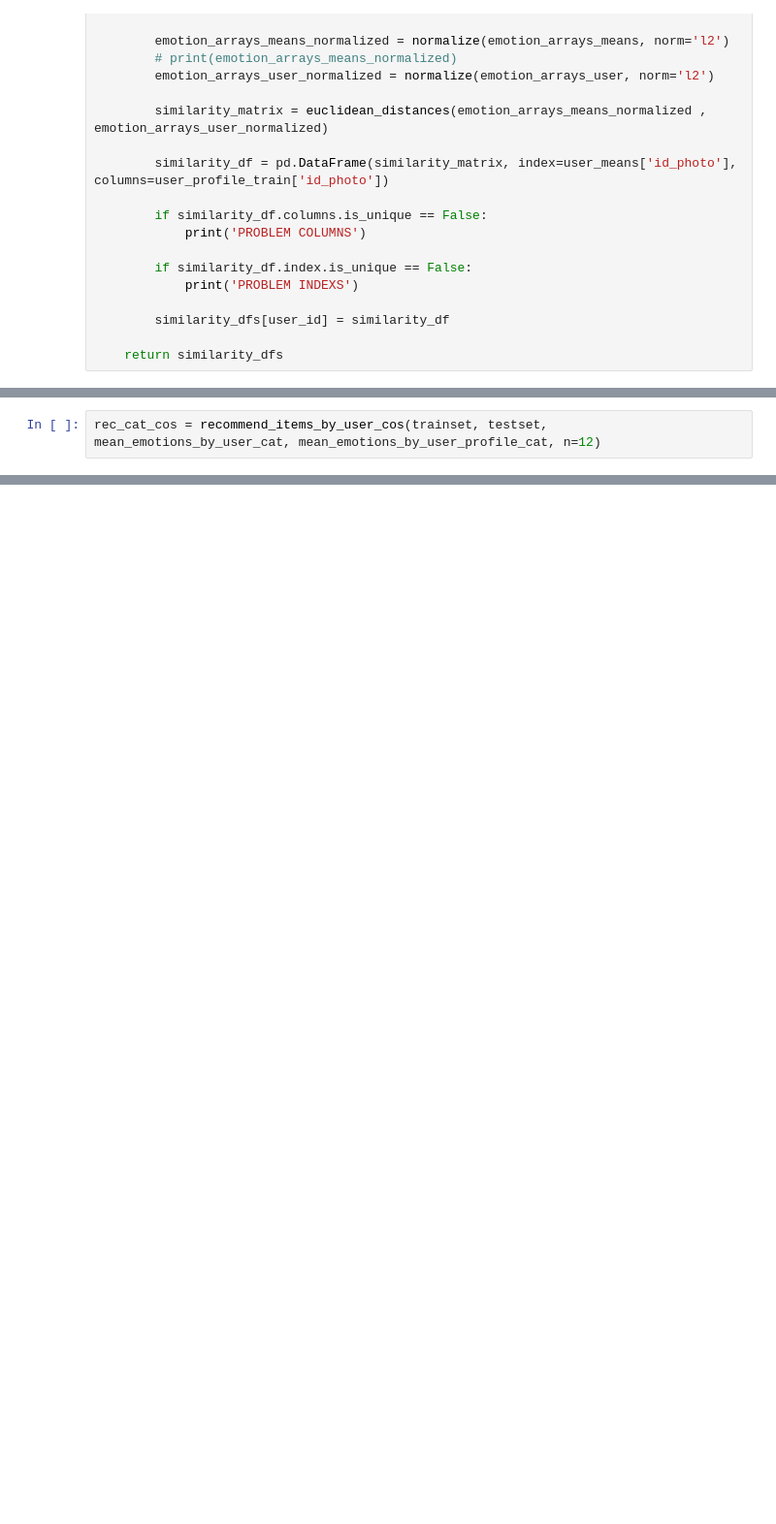
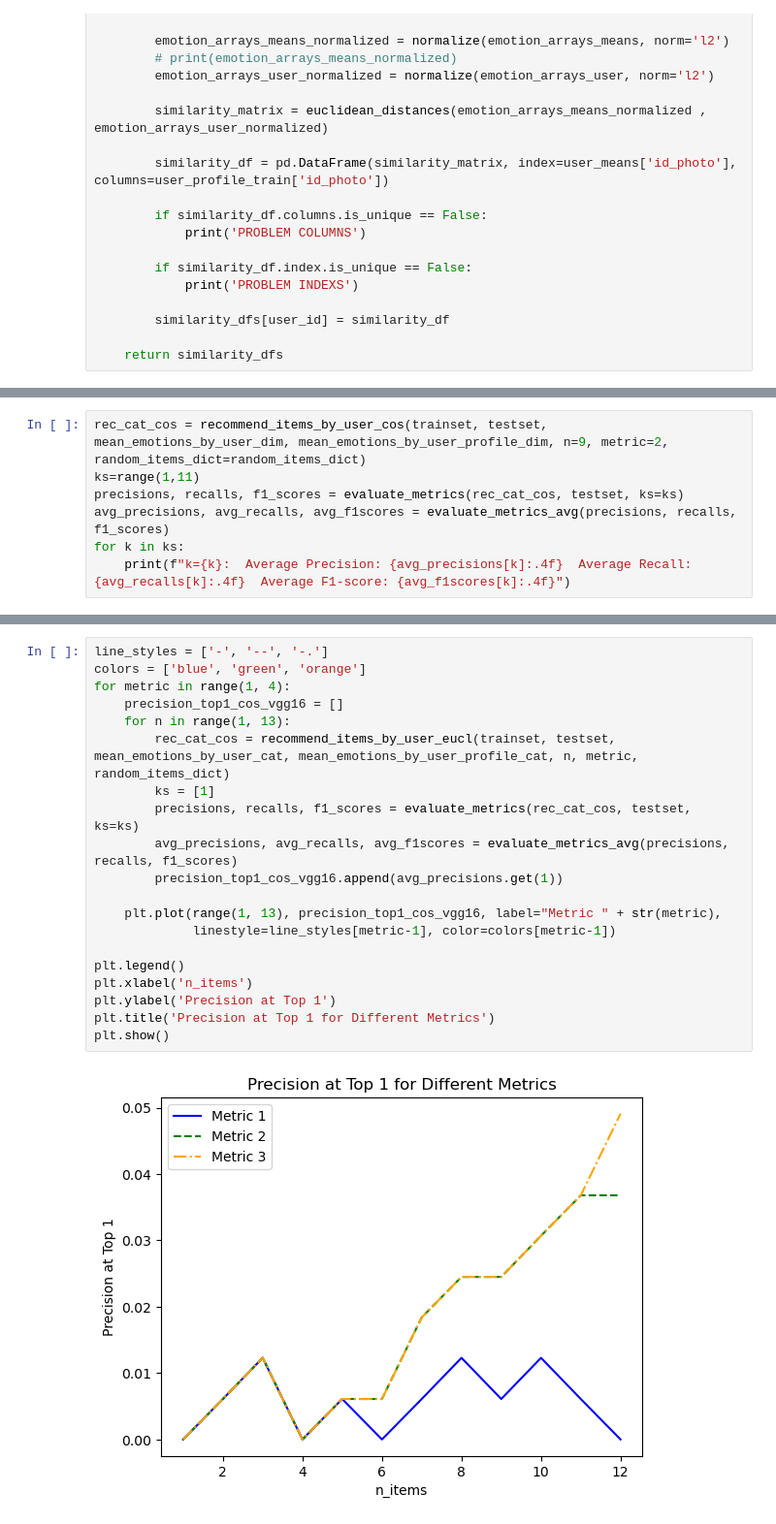
Before and after one commit to inesgmarcelino/EmoRecSys, a Jupyter notebook: recommendation_systems/cb_emotions.ipynb, the cells around one changed output, grey strips where cells are left out. Shown at 97% size. Cells and saved outputs as stored; diff of their text form; blank space fills up the shorter version.

```diff
--- a/recommendation_systems/cb_emotions.ipynb
+++ b/recommendation_systems/cb_emotions.ipynb
@@ -764,2 +681,0 @@ plt.show()
-# %%
-rec_cat_cos = recommend_items_by_user_cos(trainset, testset, mean_emotions_by_user_cat, mean_emotions_by_user_profile_cat, n=12)
@@ -1190,0 +891,7 @@ plt.show()
+# %%
+rec_cat_cos = recommend_items_by_user_cos(trainset, testset, mean_emotions_by_user_dim, mean_emotions_by_user_profile_dim, n=9, metric=2, random_items_dict=random_items_dict)
+ks=range(1,11)
+precisions, recalls, f1_scores = evaluate_metrics(rec_cat_cos, testset, ks=ks)
+avg_precisions, avg_recalls, avg_f1scores = evaluate_metrics_avg(precisions, recalls, f1_scores)
+for k in ks:
+    print(f"k={k}:  Average Precision: {avg_precisions[k]:.4f}  Average Recall: {avg_recalls[k]:.4f}  Average F1-score: {avg_f1scores[k]:.4f}")
@@ -1190,0 +909,22 @@ plt.show()
+# %%
+line_styles = ['-', '--', '-.']
+colors = ['blue', 'green', 'orange']
+for metric in range(1, 4):
+    precision_top1_cos_vgg16 = []
+    for n in range(1, 13):
+        rec_cat_cos = recommend_items_by_user_eucl(trainset, testset, mean_emotions_by_user_cat, mean_emotions_by_user_profile_cat, n, metric, random_items_dict)
+        ks = [1]
+        precisions, recalls, f1_scores = evaluate_metrics(rec_cat_cos, testset, ks=ks)
+        avg_precisions, avg_recalls, avg_f1scores = evaluate_metrics_avg(precisions, recalls, f1_scores)
+        precision_top1_cos_vgg16.append(avg_precisions.get(1))
+
+    plt.plot(range(1, 13), precision_top1_cos_vgg16, label="Metric " + str(metric),
+             linestyle=line_styles[metric-1], color=colors[metric-1])
+
+plt.legend()
+plt.xlabel('n_items')
+plt.ylabel('Precision at Top 1')
+plt.title('Precision at Top 1 for Different Metrics')
+plt.show()
+# %% [output]
+[figure, added]
```
Also changed, not shown: parts of 64 cells of this notebook, 4 other files.
